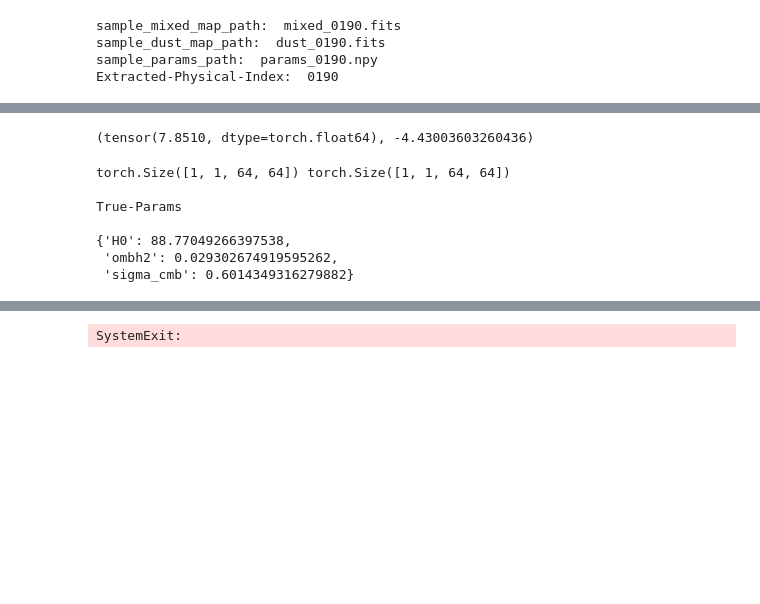
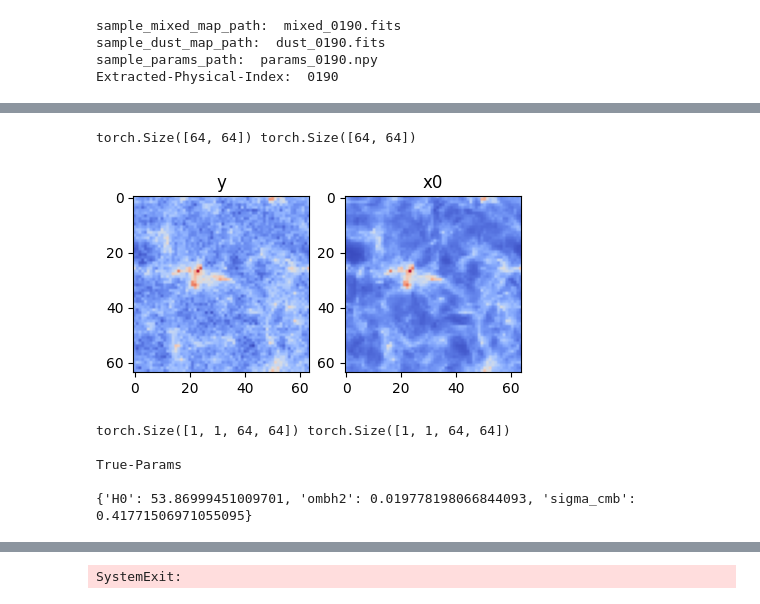
Before and after one commit to AlikMon88/Gibbs-Diff, a Jupyter notebook: unit_main_cosmo.ipynb, the cells around one changed output, grey strips where cells are left out. Saved outputs shown, nothing was run; the diff lists cells and outputs as text; code cells hidden in the pictures; blank space fills up the shorter version.

```diff
--- a/unit_main_cosmo.ipynb
+++ b/unit_main_cosmo.ipynb
@@ -697,38 +698,38 @@ print(params_list)
 # %%
 torch.max(sec_mixed_maps), torch.min(sec_mixed_maps).item()
+print(sec_mixed_maps.shape, sec_dust_maps.shape)
 # %% [output]
-(tensor(7.8510, dtype=torch.float64), -4.43003603260436)
+torch.Size([64, 64]) torch.Size([64, 64])
 # %%
 rn = random.randint(0, len(observation) - 1)
+
 y, x0, true_params = observation[rn].view(1, 1, *input_size), signal[rn].view(1, 1, *input_size), params_list[rn]
+
+# y, x0, true_params = sec_mixed_maps.view(1, 1, *input_size), sec_dust_maps.view(1, 1, *input_size), params_list.item()
 
 fig, axs = plt.subplots(1, 2, figsize=(5, 5))
 
-axs[0].imshow(y[0].cpu().numpy().reshape(*SUB_SHAPE, -1))
+axs[0].imshow(y[0].cpu().numpy().reshape(*SUB_SHAPE, -1), cmap='coolwarm')
 axs[0].set_title('y')
 
-axs[1].imshow(x0[0].cpu().numpy().reshape(*SUB_SHAPE, -1))
-axs[0].set_title('x0')
+axs[1].imshow(x0[0].cpu().numpy().reshape(*SUB_SHAPE, -1), cmap='coolwarm')
+axs[1].set_title('x0')
 
 plt.show()
-
-# y, x0, true_params = sec_mixed_maps.view(1, 1, *input_size), sec_dust_maps.view(1, 1, *input_size), params_list.item()
-
 
 print(x0.shape, y.shape)
 print()
 print('True-Params')
 print()
-pprint(true_params)
+print(true_params)
 true_H0, true_ombh2, true_sigma = true_params['H0'], true_params['ombh2'], true_params['sigma_cmb']
 # %% [output]
+[figure, added]
 torch.Size([1, 1, 64, 64]) torch.Size([1, 1, 64, 64])
 
 True-Params
 
-{'H0': 88.77049266397538,
- 'ombh2': 0.029302674919595262,
- 'sigma_cmb': 0.6014349316279882}
+{'H0': 53.86999451009701, 'ombh2': 0.019778198066844093, 'sigma_cmb': 0.41771506971055095}
 # %%
 sigma_timestep = gdiffusion_2d_cosmo.get_closest_ddpm_timestep_from_sigma_cmb(torch.tensor([true_sigma]).to(device))
 print('closest_discrete_timestep: ', sigma_timestep)
```
Also changed, not shown: parts of 10 cells of this notebook.
